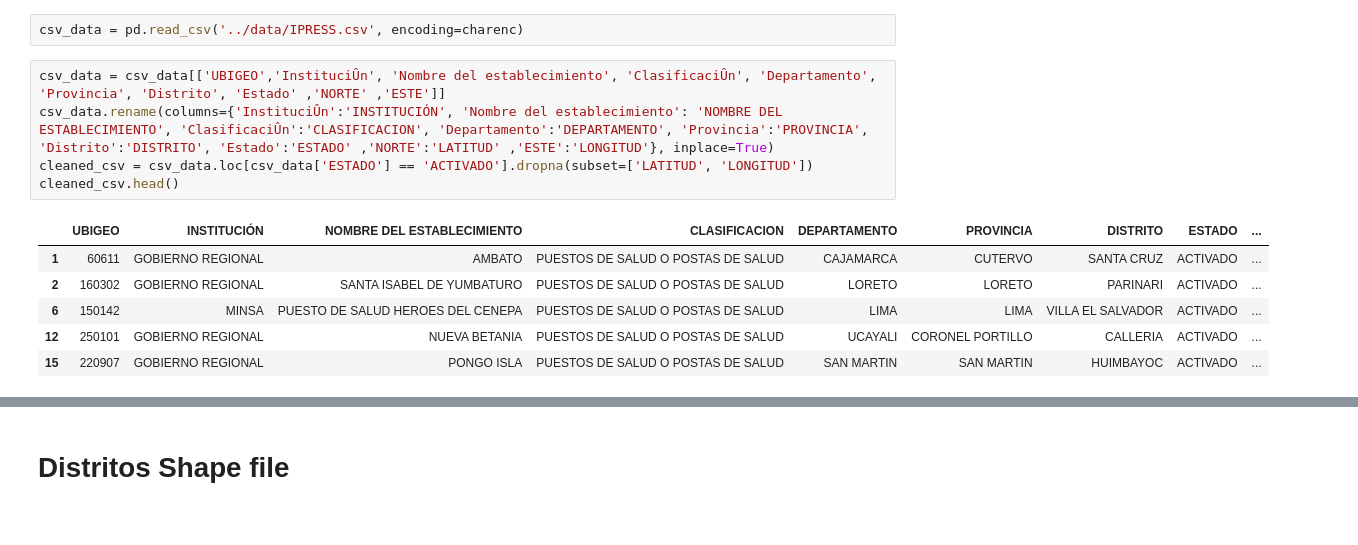
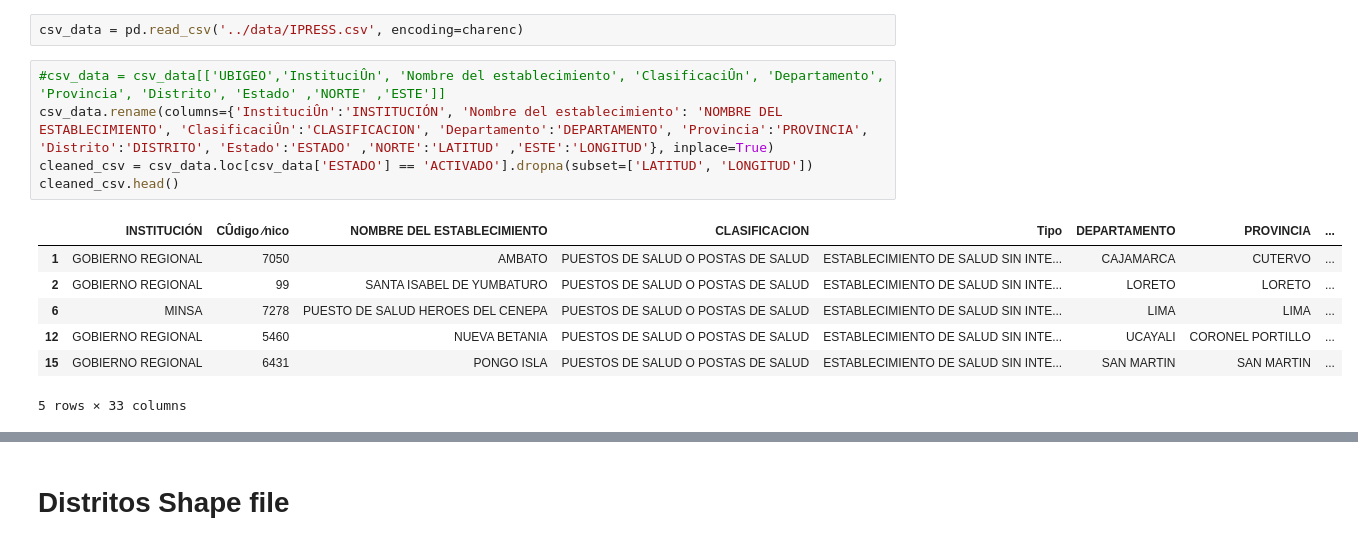
Before and after one commit to wiricardo/Hospitals-Access-Peru, a Jupyter notebook: code/estatics.ipynb, the cells around one changed output, grey strips where cells are left out. Saved outputs shown, nothing was run; the diff lists cells and outputs as text.

```diff
--- a/code/estatics.ipynb
+++ b/code/estatics.ipynb
@@ -29,17 +29,18 @@ charenc
 # %%
 csv_data = pd.read_csv('../data/IPRESS.csv', encoding=charenc)
 # %%
-csv_data = csv_data[['UBIGEO','InstituciÛn', 'Nombre del establecimiento', 'ClasificaciÛn', 'Departamento', 'Provincia', 'Distrito', 'Estado' ,'NORTE' ,'ESTE']]
+#csv_data = csv_data[['UBIGEO','InstituciÛn', 'Nombre del establecimiento', 'ClasificaciÛn', 'Departamento', 'Provincia', 'Distrito', 'Estado' ,'NORTE' ,'ESTE']]
 csv_data.rename(columns={'InstituciÛn':'INSTITUCIÓN', 'Nombre del establecimiento': 'NOMBRE DEL ESTABLECIMIENTO', 'ClasificaciÛn':'CLASIFICACION', 'Departamento':'DEPARTAMENTO', 'Provincia':'PROVINCIA', 'Distrito':'DISTRITO', 'Estado':'ESTADO' ,'NORTE':'LATITUD' ,'ESTE':'LONGITUD'}, inplace=True)
 cleaned_csv = csv_data.loc[csv_data['ESTADO'] == 'ACTIVADO'].dropna(subset=['LATITUD', 'LONGITUD'])
 cleaned_csv.head()
 # %% [output]
-|  | UBIGEO | INSTITUCIÓN | NOMBRE DEL ESTABLECIMIENTO | CLASIFICACION | DEPARTAMENTO | PROVINCIA | DISTRITO | ESTADO | ... |
-| 1 | 60611 | GOBIERNO REGIONAL | AMBATO | PUESTOS DE SALUD O POSTAS DE SALUD | CAJAMARCA | CUTERVO | SANTA CRUZ | ACTIVADO | ... |
-| 2 | 160302 | GOBIERNO REGIONAL | SANTA ISABEL DE YUMBATURO | PUESTOS DE SALUD O POSTAS DE SALUD | LORETO | LORETO | PARINARI | ACTIVADO | ... |
-| 6 | 150142 | MINSA | PUESTO DE SALUD HEROES DEL CENEPA | PUESTOS DE SALUD O POSTAS DE SALUD | LIMA | LIMA | VILLA EL SALVADOR | ACTIVADO | ... |
-| 12 | 250101 | GOBIERNO REGIONAL | NUEVA BETANIA | PUESTOS DE SALUD O POSTAS DE SALUD | UCAYALI | CORONEL PORTILLO | CALLERIA | ACTIVADO | ... |
-| 15 | 220907 | GOBIERNO REGIONAL | PONGO ISLA | PUESTOS DE SALUD O POSTAS DE SALUD | SAN MARTIN | SAN MARTIN | HUIMBAYOC | ACTIVADO | ... |
+|  | INSTITUCIÓN | CÛdigo ⁄nico | NOMBRE DEL ESTABLECIMIENTO | CLASIFICACION | Tipo | DEPARTAMENTO | PROVINCIA | ... |
+| 1 | GOBIERNO REGIONAL | 7050 | AMBATO | PUESTOS DE SALUD O POSTAS DE SALUD | ESTABLECIMIENTO DE SALUD SIN INTE... | CAJAMARCA | CUTERVO | ... |
+| 2 | GOBIERNO REGIONAL | 99 | SANTA ISABEL DE YUMBATURO | PUESTOS DE SALUD O POSTAS DE SALUD | ESTABLECIMIENTO DE SALUD SIN INTE... | LORETO | LORETO | ... |
+| 6 | MINSA | 7278 | PUESTO DE SALUD HEROES DEL CENEPA | PUESTOS DE SALUD O POSTAS DE SALUD | ESTABLECIMIENTO DE SALUD SIN INTE... | LIMA | LIMA | ... |
+| 12 | GOBIERNO REGIONAL | 5460 | NUEVA BETANIA | PUESTOS DE SALUD O POSTAS DE SALUD | ESTABLECIMIENTO DE SALUD SIN INTE... | UCAYALI | CORONEL PORTILLO | ... |
+| 15 | GOBIERNO REGIONAL | 6431 | PONGO ISLA | PUESTOS DE SALUD O POSTAS DE SALUD | ESTABLECIMIENTO DE SALUD SIN INTE... | SAN MARTIN | SAN MARTIN | ... |
+5 rows × 33 columns
 # %%
 cleaned_csv.info()
 # %% [output]
```
Also changed, not shown: parts of 8 cells of this notebook.
